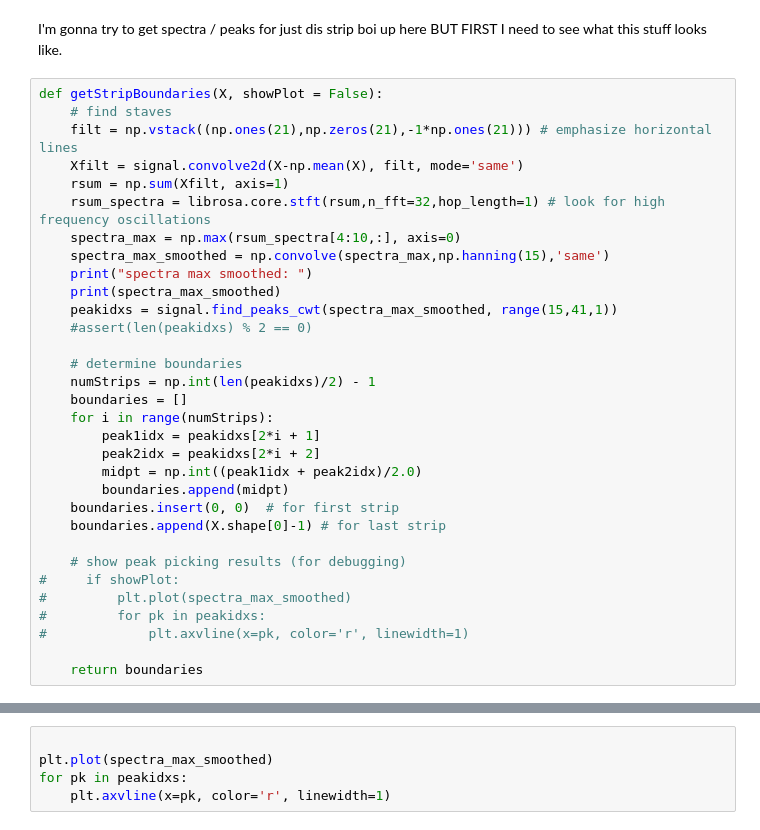
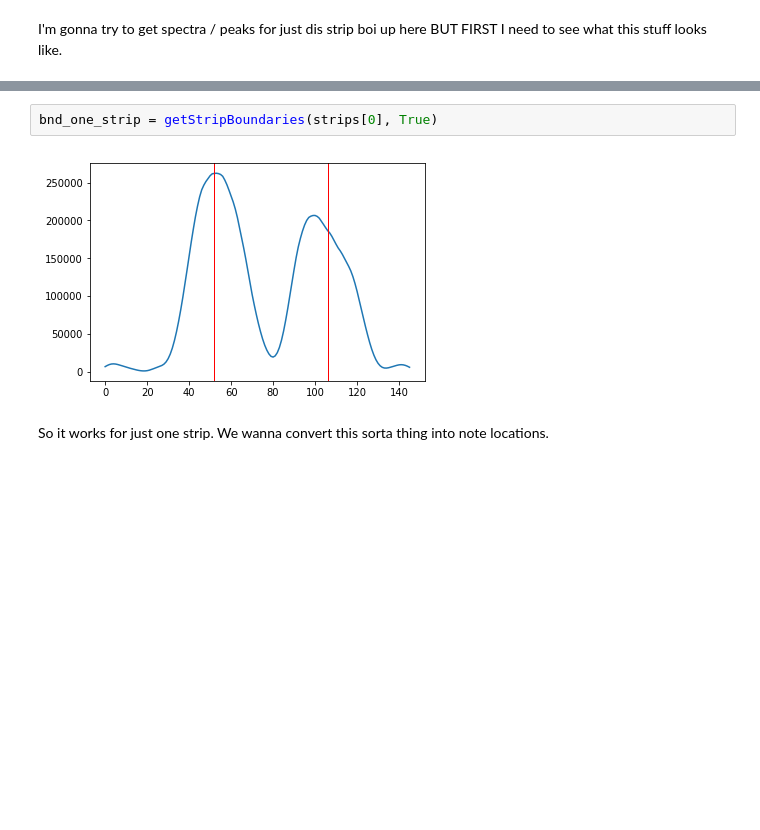
Before and after one commit to db7894/sheet_id, a Jupyter notebook: Summer2018/try_one_page_strip.ipynb, the cells around one changed output, grey strips where cells are left out. Cells and saved outputs as stored; diff of their text form; blank space fills up the shorter version.

```diff
--- a/Summer2018/try_one_page_strip.ipynb
+++ b/Summer2018/try_one_page_strip.ipynb
@@ -206,35 +206,3 @@ showImage(strips[0])
 [figure]
 # %% [markdown]
 I'm gonna try to get spectra / peaks for just dis strip boi up here BUT FIRST I need to see what this stuff looks like.
-# %%
-def getStripBoundaries(X, showPlot = False):
-    # find staves
-    filt = np.vstack((np.ones(21),np.zeros(21),-1*np.ones(21))) # emphasize horizontal lines
-    Xfilt = signal.convolve2d(X-np.mean(X), filt, mode='same')
-    rsum = np.sum(Xfilt, axis=1)
-    rsum_spectra = librosa.core.stft(rsum,n_fft=32,hop_length=1) # look for high frequency oscillations
-    spectra_max = np.max(rsum_spectra[4:10,:], axis=0)
-    spectra_max_smoothed = np.convolve(spectra_max,np.hanning(15),'same')
-    print("spectra max smoothed: ")
-    print(spectra_max_smoothed)
-    peakidxs = signal.find_peaks_cwt(spectra_max_smoothed, range(15,41,1))
-    #assert(len(peakidxs) % 2 == 0)
-
-    # determine boundaries
-    numStrips = np.int(len(peakidxs)/2) - 1
-    boundaries = []
-    for i in range(numStrips):
-        peak1idx = peakidxs[2*i + 1]
-        peak2idx = peakidxs[2*i + 2]
-        midpt = np.int((peak1idx + peak2idx)/2.0)
-        boundaries.append(midpt)
-    boundaries.insert(0, 0)  # for first strip
-    boundaries.append(X.shape[0]-1) # for last strip
-
-    # show peak picking results (for debugging)
-#     if showPlot:
-#         plt.plot(spectra_max_smoothed)
-#         for pk in peakidxs:
-#             plt.axvline(x=pk, color='r', linewidth=1)
-
-    return boundaries
@@ -272,6 +209,7 @@ def getOneStripSpectra(X_strip):
-# %%
-
-plt.plot(spectra_max_smoothed)
-for pk in peakidxs:
-    plt.axvline(x=pk, color='r', linewidth=1)
+# %%
+bnd_one_strip = getStripBoundaries(strips[0], True)
+# %% [output]
+[figure, added]
+# %% [markdown]
+So it works for just one strip.  We wanna convert this sorta thing into note locations.
 # %%
```
Also changed, not shown: parts of 4 cells of this notebook.
